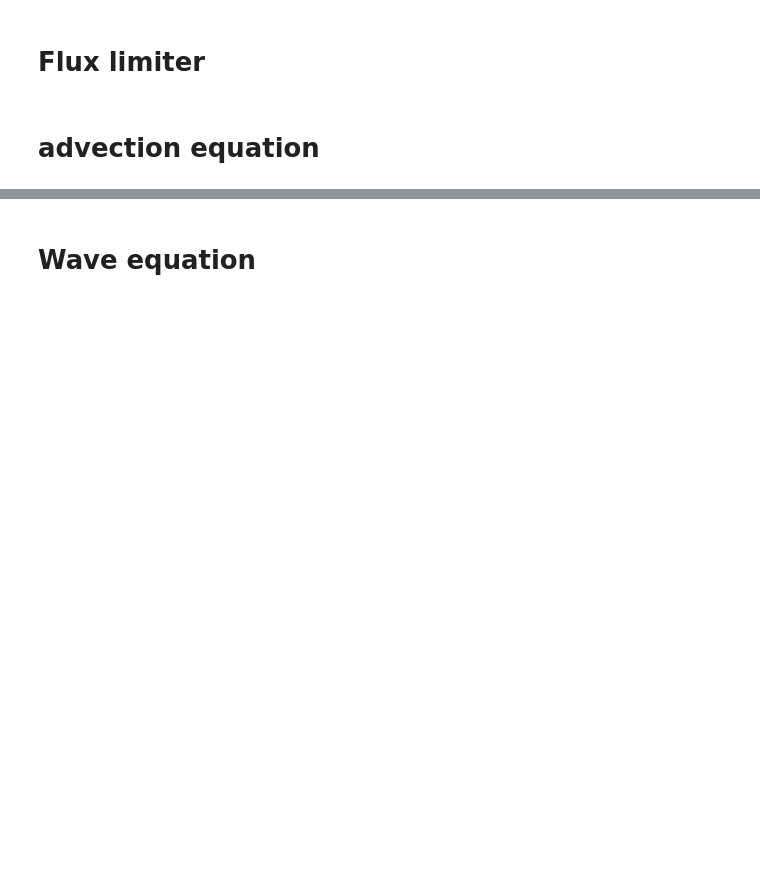
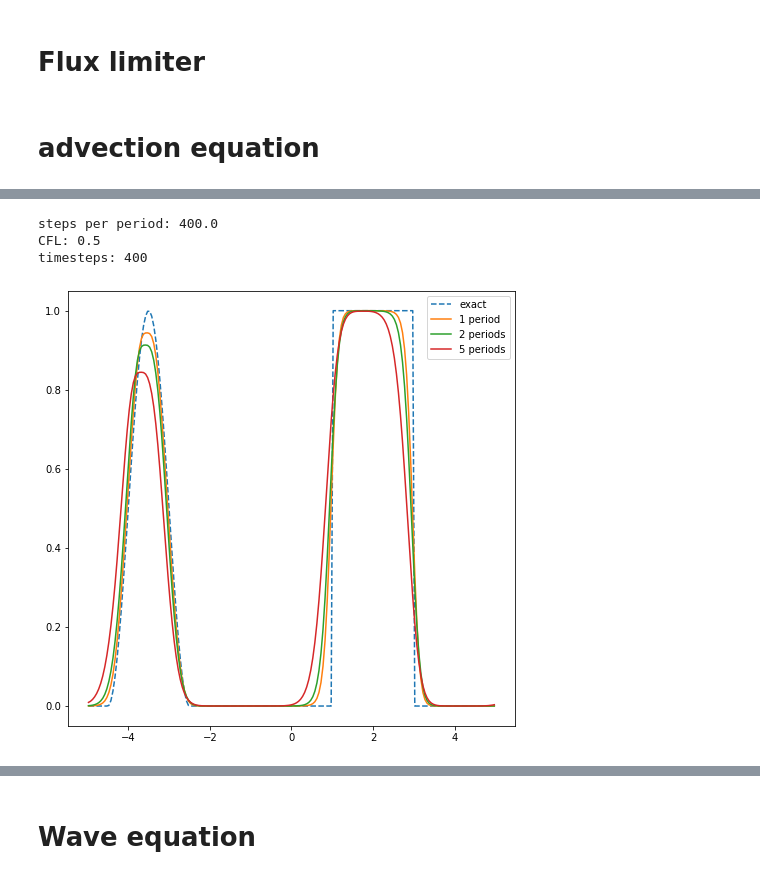
Before and after one commit to ltyap/ANM-take-home-exam, a Jupyter notebook: anm.ipynb, the cells around one changed output, grey strips where cells are left out. Cells and saved outputs as stored; diff of their text form; code cells hidden in the pictures; blank space fills up the shorter version.

```diff
--- a/anm.ipynb
+++ b/anm.ipynb
@@ -129,0 +156,14 @@ nu: 1.0
+# %%
+X, qq = get_solutions_advection(0.05, 0.025, 5, vanLeer)
+plt.figure(figsize=(8,8))
+plt.plot(X, qq[0], '--', label="exact")
+plt.plot(X, qq[1], label="1 period")
+plt.plot(X, qq[2], label="2 periods")
+plt.plot(X, qq[5], label="5 periods")
+plt.legend()
+plt.savefig("img/vanLeer_advection_CFL0.5.png")
+# %% [output]
+steps per period: 400.0
+CFL: 0.5
+timesteps: 400
+[figure, added]
```
Also changed, not shown: parts of 21 cells of this notebook, 1 other file.
